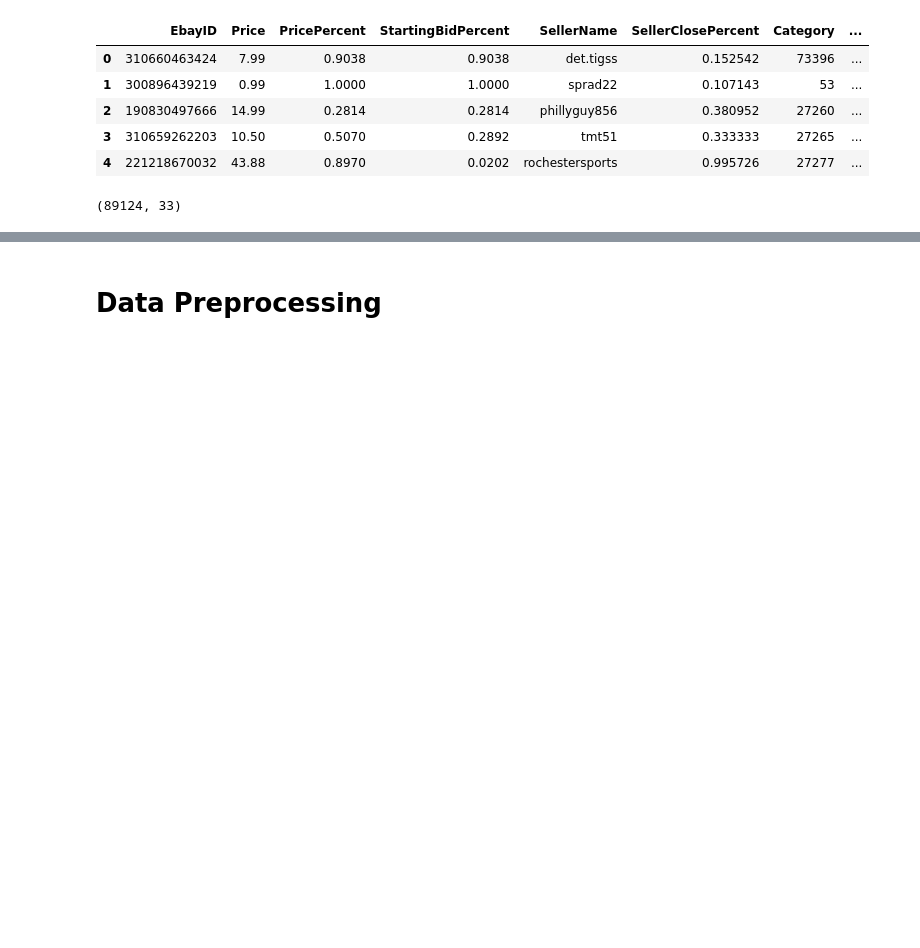
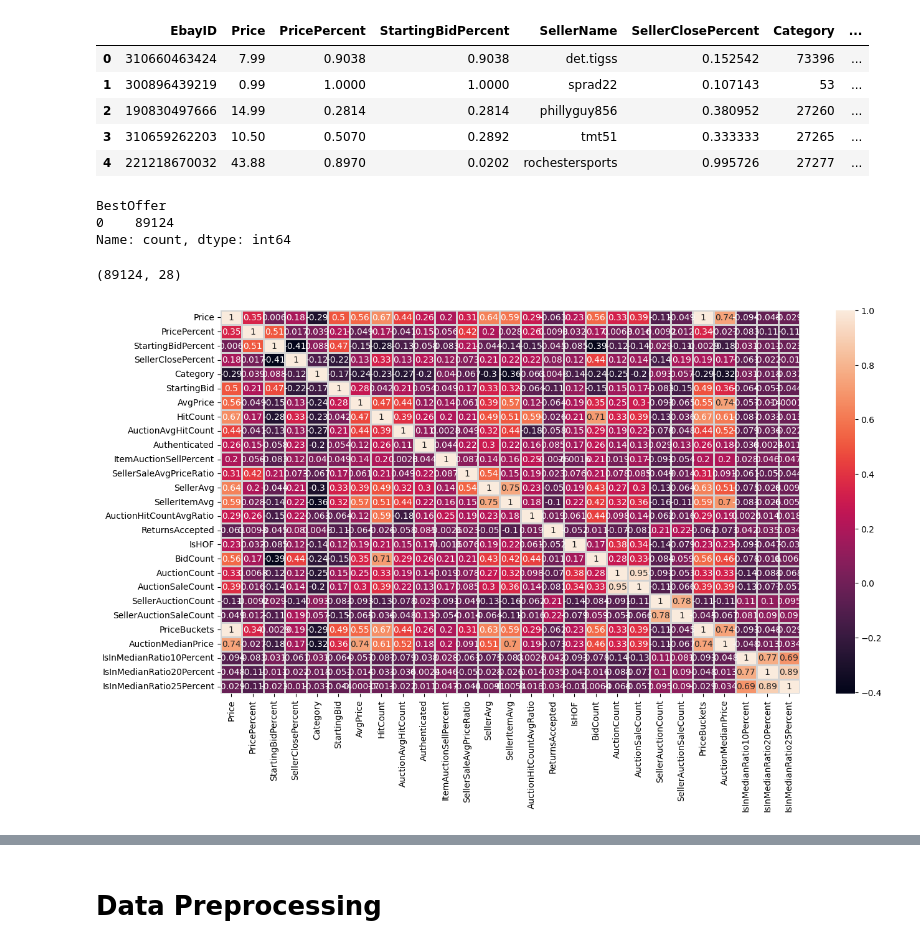
Before and after one commit to CharalamposZisis/Ebay_sales, a Jupyter notebook: main.ipynb, the cells around one changed output, grey strips where cells are left out. Cells and saved outputs as stored; diff of their text form; code cells hidden in the pictures; blank space fills up the shorter version.

```diff
--- a/main.ipynb
+++ b/main.ipynb
@@ -243,5 +167,26 @@ df_sub.head()
+# %%
+# Drop the columns which are not give further information (EbayID, SellerName, and PersonID)
+df_sub = df_sub.drop(columns=['EbayID','SellerName','PersonID','QuantitySold'],axis=1)
+# %%
+# On Testing and Training Subset
+# The best offer category has only zero values
+df_sub["BestOffer"].value_counts()
+# %% [output]
+BestOffer
+0    89124
+Name: count, dtype: int64
+# %%
+# Drop the BestOffer column which has only zero values
+df_sub = df_sub.drop(columns=["BestOffer"],axis=1)
 # %%
 # Check if the data concatenated
 df_sub.shape
 # %% [output]
-(89124, 33)
+(89124, 28)
+# %%
+# Display Correlation matrix only for the numerical variables
+plt.figure(figsize = (15, 8))
+sns.heatmap(df_sub.select_dtypes(include='number').corr(), annot = True, linewidths = 2, linecolor = 'lightgrey')
+plt.show()
+# %% [output]
+[figure, added]
```
Also changed, not shown: parts of 33 cells of this notebook, 1 other file.
